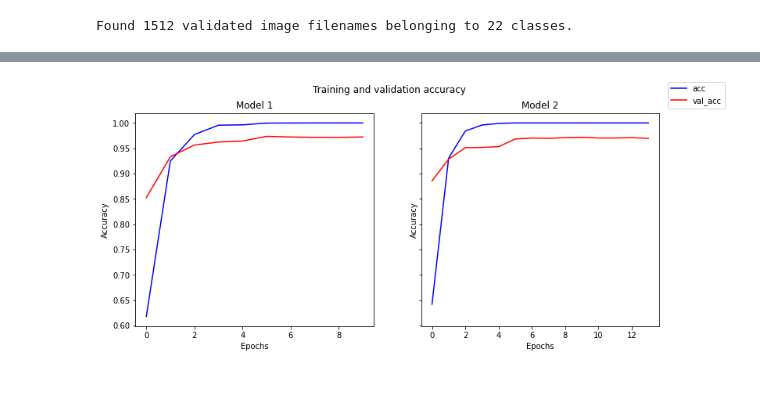
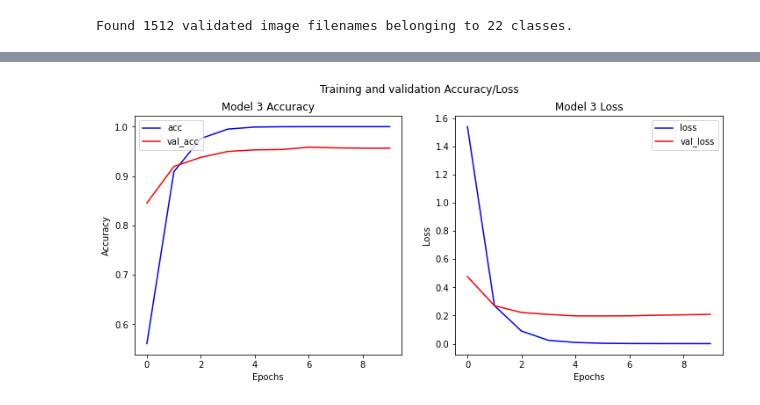
Before and after one commit to amFarrouk/OCR_prj, a Jupyter notebook: simpleCNN_RNN.ipynb, the cells around one changed output, grey strips where cells are left out. Cells and saved outputs as stored; diff of their text form; code cells hidden in the pictures.

Commit message:
fixed sparse problem

```diff
--- a/simpleCNN_RNN.ipynb
+++ b/simpleCNN_RNN.ipynb
@@ -107,7 +60,7 @@ from sklearn.model_selection import train_test_split
 # %%
 all_x,all_y=images_df["img"],images_df["label"]
 
-xtrain,xtest,ytrain,ytest=train_test_split(all_x,all_y,train_size=0.8,random_state=1,shuffle=True)
+xtrain,xtest,ytrain,ytest=train_test_split(all_x,all_y,train_size=0.8,random_state=1,shuffle=True,stratify=all_y)
 
 train_df=pd.DataFrame(xtrain,columns=["img"])
 train_df["label"]=ytrain
@@ -163,9 +116,9 @@ Found 1512 validated image filenames belonging to 22 classes.
 import tensorflow as tf
 # %%
 model = tf.keras.models.Sequential([
-    # Note the input shape is the desired size of the image 760x120 with 1 bytes color
+    # Note the input shape is the desired size of the image 850x150 with 1 bytes color
     # This is the first convolution
-    tf.keras.layers.Conv2D(32, (3,3), activation='relu', input_shape=(760, 120, 1)),
+    tf.keras.layers.Conv2D(32, (3,3), activation='relu', input_shape=(150, 850, 1)),
     tf.keras.layers.MaxPooling2D(2, 2),
     # The third convolution
     tf.keras.layers.Conv2D(64, (3,3), activation='relu'),
@@ -183,9 +136,17 @@ model = tf.keras.models.Sequential([
     tf.keras.layers.Bidirectional(tf.keras.layers.LSTM(32)),
     # Only 22 output neuron.
     tf.keras.layers.Dense(128,activation='relu'),
+    tf.keras.layers.Dense(64,activation='relu'),
     tf.keras.layers.Dense(22, activation='softmax')
 ])
 # %%
-loss=tf.keras.losses.categorical_crossentropy
+loss=tf.keras.losses.sparse_categorical_crossentropy
 optim=tf.keras.optimizers.Adam()
-myCallBack=tf.keras.callbacks.EarlyStopping(monitor="val_accuracy",patience=4)
+myCallBack=tf.keras.callbacks.EarlyStopping(monitor="val_accuracy",patience=3)
+
+model.compile(optimizer=optim, loss=loss, metrics=['accuracy'])
+
+_=tf.keras.utils.plot_model(
+    model, to_file='./simpleCNN_RNN.png', show_shapes=True, show_layer_names=False,
+)
+model.summary()
@@ -217,3 +171,3 @@ _________________________________________________________________
 # %%
-history=model.fit(train_image_gen,epochs=100,steps_per_epoch=189,validation_data=test_image_gen,callbacks=[myCallBack])
+history=model.fit(train_image_gen,epochs=15,steps_per_epoch=189,validation_data=test_image_gen,callbacks=[myCallBack])
 # %% [output]
@@ -311,21 +205,23 @@ epochs2=range(len(acc2_hist)) # Get number of epochs
 # %%
-#----------------------------------------------------------------
-# Plot training and validation accuracy per epoch for both models
-#----------------------------------------------------------------
-fig, (axs1, axs2) = plt.subplots(1, 2,figsize=(12,5),sharey=True)
-fig.suptitle('Training and validation accuracy')
+#-----------------------------------------------------------------------
+# Plot training and validation accuracy and loss per epoch for 3rd model
+#-----------------------------------------------------------------------
+fig, (axs1, axs2) = plt.subplots(1, 2,figsize=(12,5),sharey=False)
+fig.suptitle('Training and validation Accuracy/Loss')
 
-axs1.set_title('Model 1')
+axs1.set_title('Model 3 Accuracy')
 axs1.set(xlabel="Epochs",ylabel="Accuracy")
 axs1.plot(epochs, acc_hist,'b',label="acc")
 axs1.plot(epochs, val_acc_hist,'r',label="val_acc")
+axs1.legend(loc="upper left")
 
-axs2.set_title('Model 2')
-axs2.set(xlabel="Epochs",ylabel="Accuracy")
-axs2.plot(epochs2, acc2_hist,'b')
-axs2.plot(epochs2, val_acc2_hist,'r')
+axs2.set_title('Model 3 Loss')
+axs2.set(xlabel="Epochs",ylabel="Loss")
+axs2.plot(epochs, loss_hist,'b',label="loss")
+axs2.plot(epochs, val_loss_hist,'r',label="val_loss")
+axs2.legend(loc="upper right")
 
-fig.legend(loc="upper right")
+plt.savefig("model3accloss.png")
 plt.show()
 # %% [output]
-[figure, old version]
+[figure, new version]
```
Also changed, not shown: parts of 24 cells of this notebook.
